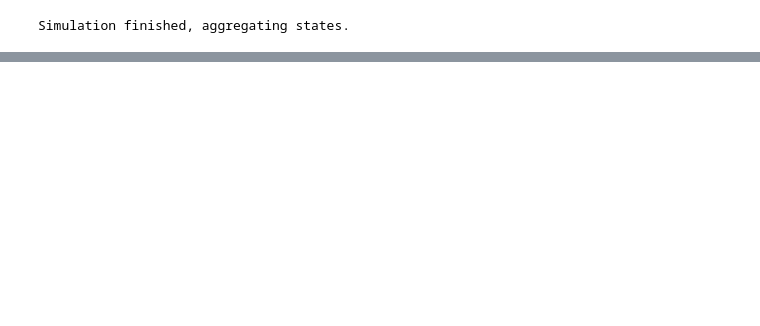
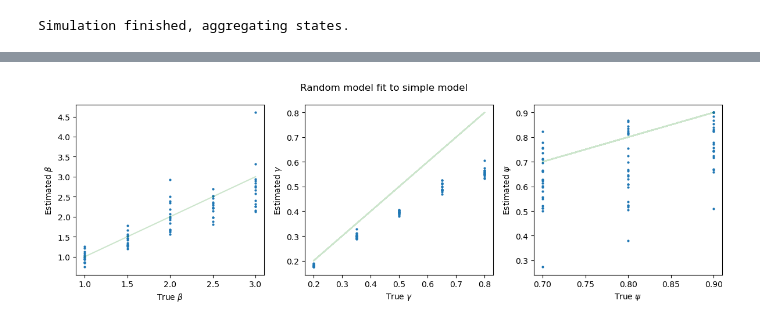
Before and after one commit to joel-winterton/mobilityABM, a Jupyter notebook: movement_sampling.ipynb, the cells around one changed output, grey strips where cells are left out. Cells and saved outputs as stored; diff of their text form; code cells hidden in the pictures; blank space fills up the shorter version.

```diff
--- a/movement_sampling.ipynb
+++ b/movement_sampling.ipynb
@@ -84,0 +70,7 @@ FileNotFoundError: [Errno 2] No such file or directory: 'big_sims/random/sus_tma
+# %%
+%%capture
+random_fits = simulate_and_fit(od_matrix, pop_sizes, movement='RANDOM')
+# %%
+visualise_fits(*random_fits, title='Random model fit to simple model')
+# %% [output]
+[figure, added]
```
Also changed, not shown: parts of 16 cells of this notebook, 5 other files.
